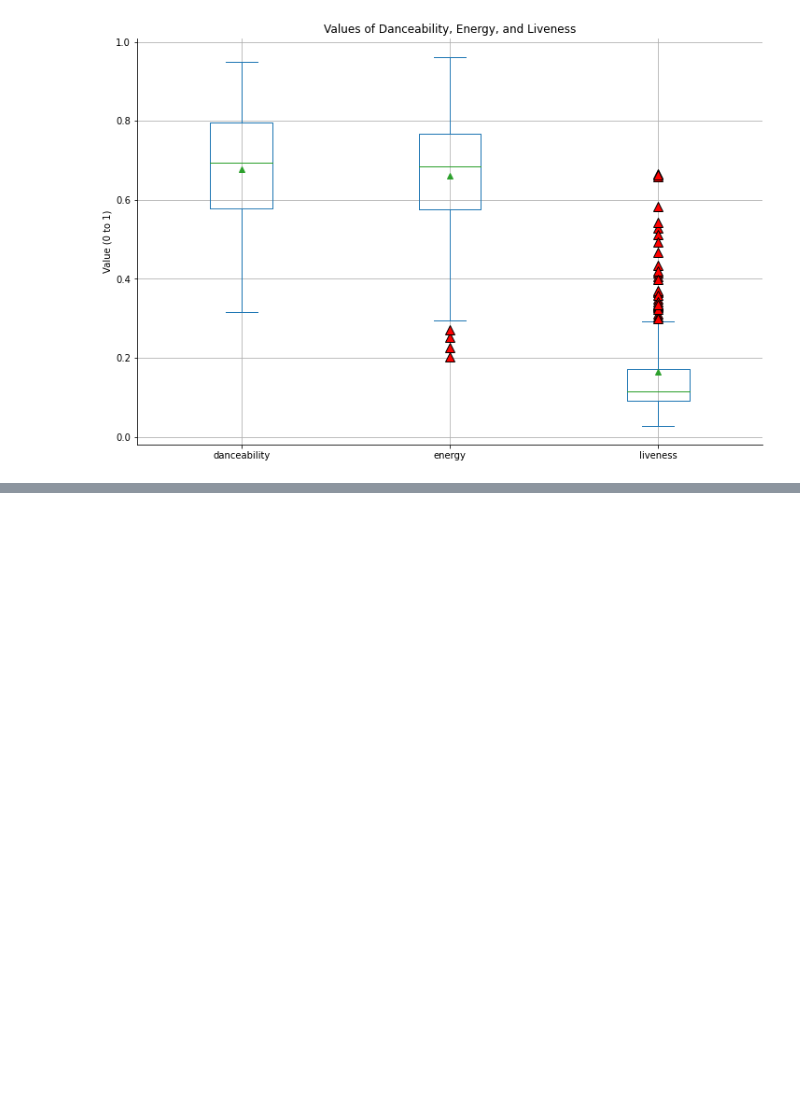
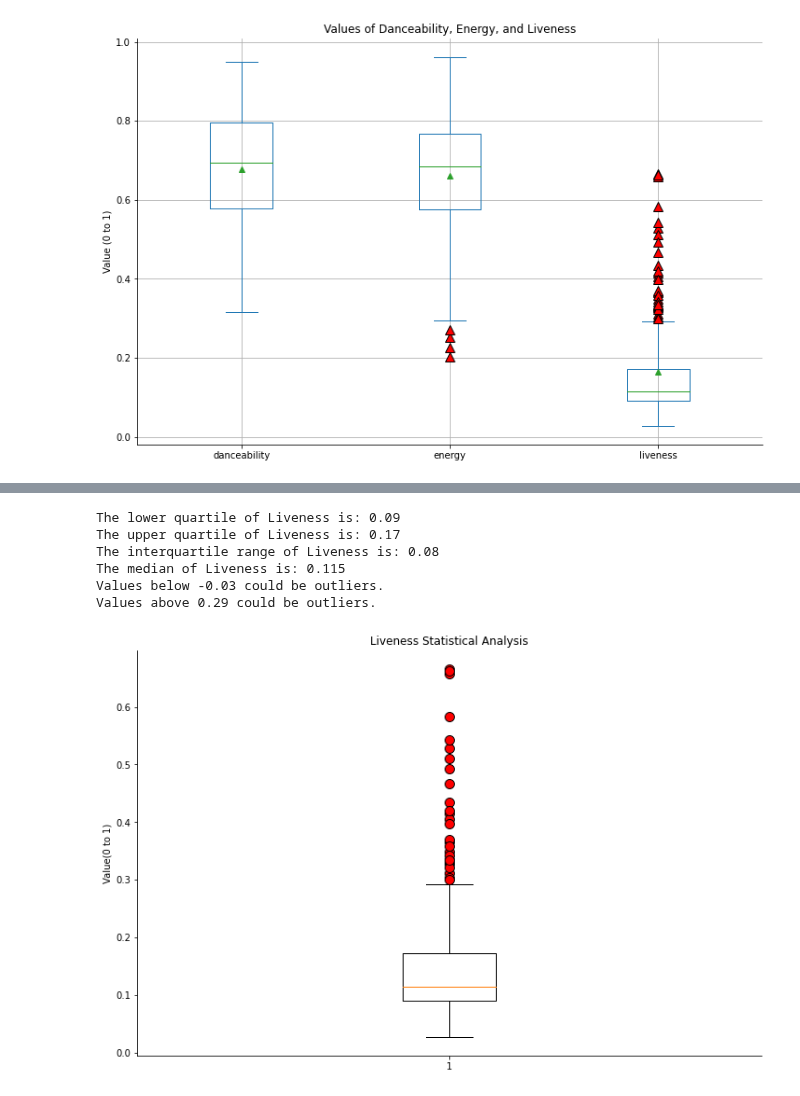
Before and after one commit to mbruns13/project_1_spotify, a Jupyter notebook: danceability_energy.ipynb, the cells around one changed output, grey strips where cells are left out. Cells and saved outputs as stored; diff of their text form; code cells hidden in the pictures; blank space fills up the shorter version.

```diff
--- a/danceability_energy.ipynb
+++ b/danceability_energy.ipynb
@@ -582,2 +648,35 @@ plt.show()
 # %%
 #Create Liveness boxplot to output IQR values
+#calculate quartiles of liveness
+liveness_quartiles = new_songs_df.liveness.quantile([.25,.5,.75])
+liveness_lowerq = liveness_quartiles[0.25].round(2)
+liveness_upperq = liveness_quartiles[0.75].round(2)
+liveness_iqr = (liveness_upperq-liveness_lowerq).round(2)
+liveness_lower_bound = (liveness_lowerq - (1.5*liveness_iqr)).round(2)
+liveness_upper_bound = (liveness_upperq + (1.5*liveness_iqr)).round(2)
+
+print(f"The lower quartile of Liveness is: {liveness_lowerq}")
+print(f"The upper quartile of Liveness is: {liveness_upperq}")
+print(f"The interquartile range of Liveness is: {liveness_iqr}")
+print(f"The median of Liveness is: {liveness_quartiles[0.5]} ")
+print(f"Values below {liveness_lower_bound} could be outliers.")
+print(f"Values above {liveness_upper_bound} could be outliers.")
+
+#create boxplot
+flierprops = dict(marker='o', markerfacecolor='red', markersize=10)
+fig1,ax1 = plt.subplots()
+ax1.set_title('Liveness Statistical Analysis')
+ax1.set_ylabel('Value(0 to 1)')
+ax1.boxplot(new_songs_df["liveness"], flierprops=flierprops)
+
+#save as png
+plt.savefig("images/liveness_boxplot.png")
+plt.show()
+# %% [output]
+The lower quartile of Liveness is: 0.09
+The upper quartile of Liveness is: 0.17
+The interquartile range of Liveness is: 0.08
+The median of Liveness is: 0.115
+Values below -0.03 could be outliers.
+Values above 0.29 could be outliers.
+[figure, added]
```
Also changed, not shown: parts of 2 cells of this notebook, 3 other files.
